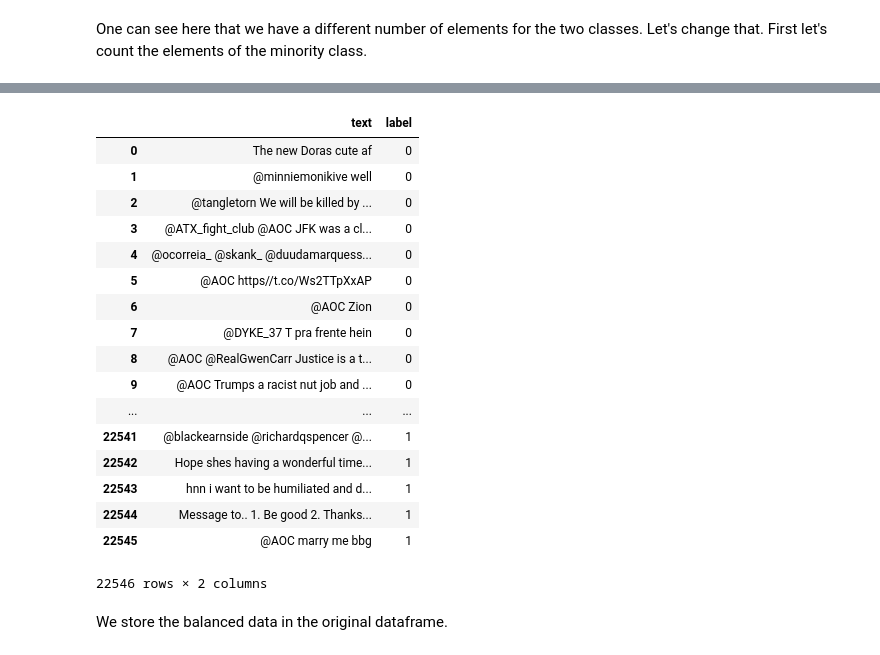
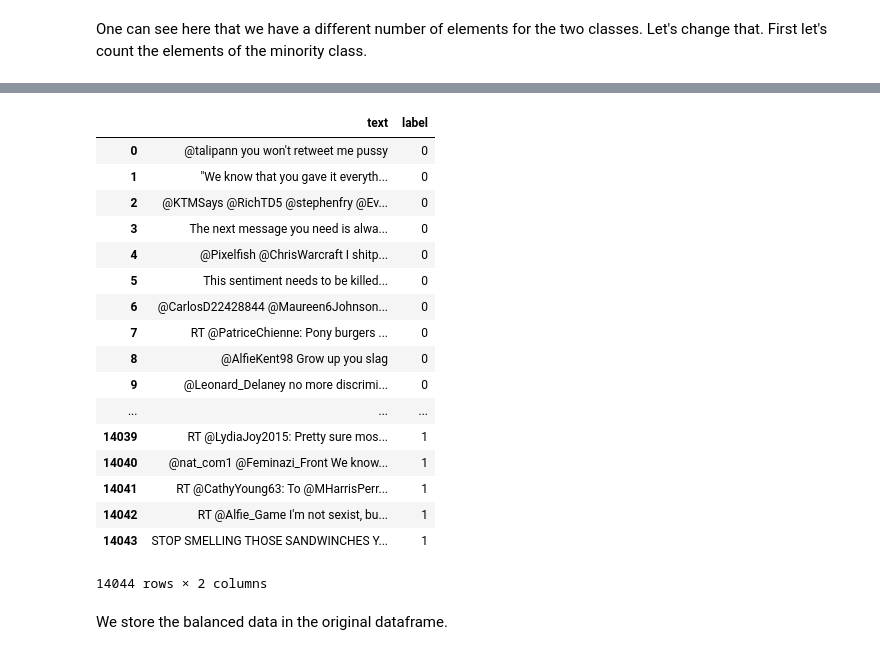
Before and after one commit to opt-out-tools/model-online-misogyny, a Jupyter notebook: notebooks/02-mg-random-forest-stanford.ipynb, the cells around one changed output, grey strips where cells are left out. Saved outputs shown, nothing was run; the diff lists cells and outputs as text; code cells hidden in the pictures.

```diff
--- a/notebooks/02-mg-random-forest-stanford.ipynb
+++ b/notebooks/02-mg-random-forest-stanford.ipynb
@@ -21,7 +21,7 @@ from sklearn.model_selection import GridSearchCV
 # %% [markdown]
 ### Load the data
 # %%
-df = pd.read_csv("../data/processed/stanford.csv")
+df = pd.read_csv("../data/gold_data_en.csv")
 # %%
 df.shape
 # %% [output]
@@ -53,6 +53,6 @@ classes.
 Let's change that.
 First let's count the elements of the minority class.
 # %%
-n_elements = (df['label']==0).sum()
+n_elements = min(df.groupby('label').count().to_numpy())[0]
 n_elements
 # %% [output]
@@ -71,0 +72,3 @@ df_positive.head()
+# %%
+df_negative = df[df['label']==0].sample(n_elements, random_state=42)
+df_negative.head()
@@ -72,25 +82,25 @@ df_positive.head()
 # %%
-df_balanced = pd.concat((df[df['label']==0], df_positive)).reset_index(drop=True)
+df_balanced = pd.concat((df_negative, df_positive)).reset_index(drop=True)
 df_balanced
 # %% [output]
 |  | text | label |
-| 0 | The new Doras cute af | 0 |
-| 1 | @minniemonikive well | 0 |
-| 2 | @tangletorn We will be killed by ... | 0 |
-| 3 | @ATX_fight_club @AOC JFK was a cl... | 0 |
-| 4 | @ocorreia_ @skank_ @duudamarquess... | 0 |
-| 5 | @AOC https//t.co/Ws2TTpXxAP | 0 |
-| 6 | @AOC Zion | 0 |
-| 7 | @DYKE_37 T pra frente hein | 0 |
-| 8 | @AOC @RealGwenCarr Justice is a t... | 0 |
-| 9 | @AOC Trumps a racist nut job and ... | 0 |
+| 0 | @talipann you won't retweet me pussy | 0 |
+| 1 | "We know that you gave it everyth... | 0 |
+| 2 | @KTMSays @RichTD5 @stephenfry @Ev... | 0 |
+| 3 | The next message you need is alwa... | 0 |
+| 4 | @Pixelfish @ChrisWarcraft I shitp... | 0 |
+| 5 | This sentiment needs to be killed... | 0 |
+| 6 | @CarlosD22428844 @Maureen6Johnson... | 0 |
+| 7 | RT @PatriceChienne: Pony burgers ... | 0 |
+| 8 | @AlfieKent98 Grow up you slag | 0 |
+| 9 | @Leonard_Delaney no more discrimi... | 0 |
 | ... | ... | ... |
-| 22541 | @blackearnside @richardqspencer @... | 1 |
-| 22542 | Hope shes having a wonderful time... | 1 |
-| 22543 | hnn i want to be humiliated and d... | 1 |
-| 22544 | Message to.. 1. Be good 2. Thanks... | 1 |
-| 22545 | @AOC marry me bbg | 1 |
+| 14039 | RT @LydiaJoy2015: Pretty sure mos... | 1 |
+| 14040 | @nat_com1 @Feminazi_Front We know... | 1 |
+| 14041 | RT @CathyYoung63: To @MHarrisPerr... | 1 |
+| 14042 | RT @Alfie_Game I'm not sexist, bu... | 1 |
+| 14043 | STOP SMELLING THOSE SANDWINCHES Y... | 1 |
-22546 rows × 2 columns
+14044 rows × 2 columns
 # %% [markdown]
 We store the balanced data in the original dataframe.
 # %%
```
Also changed, not shown: parts of 35 cells of this notebook, 3 other files.
